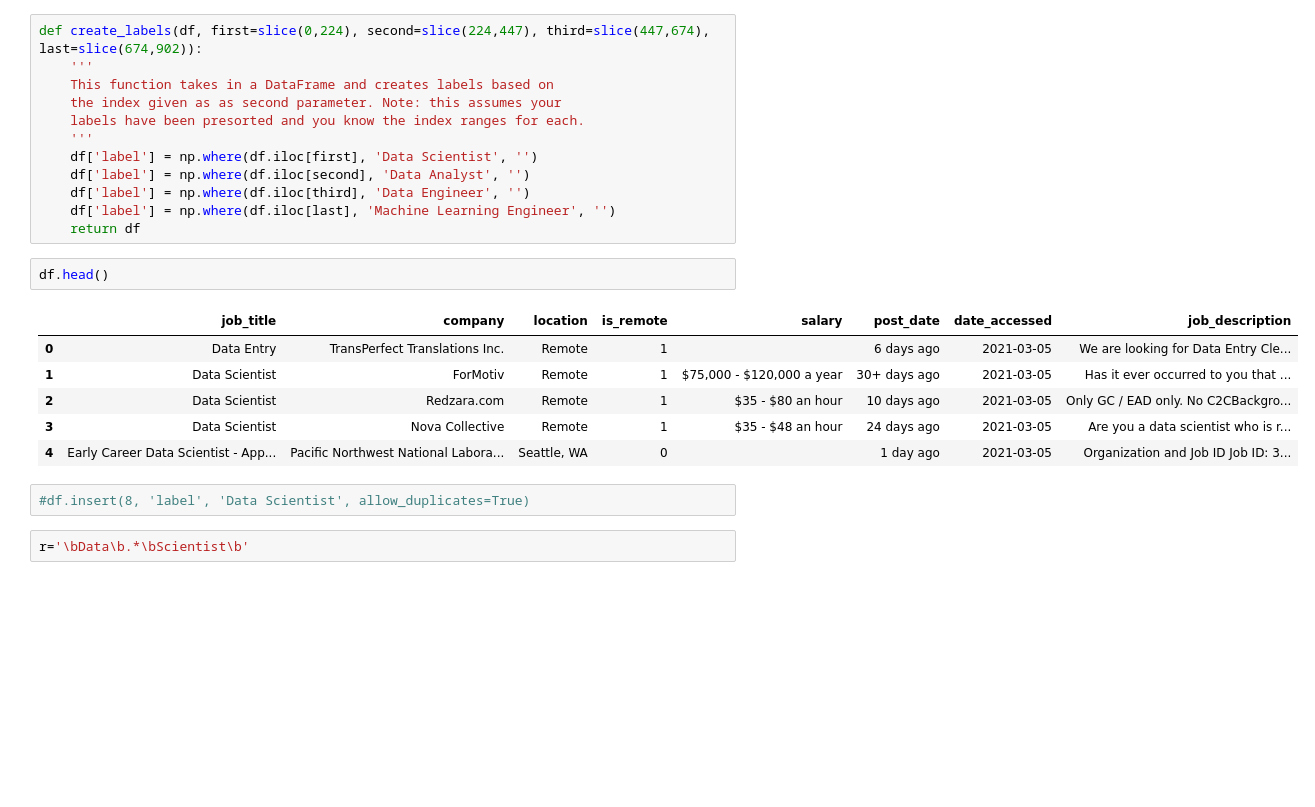
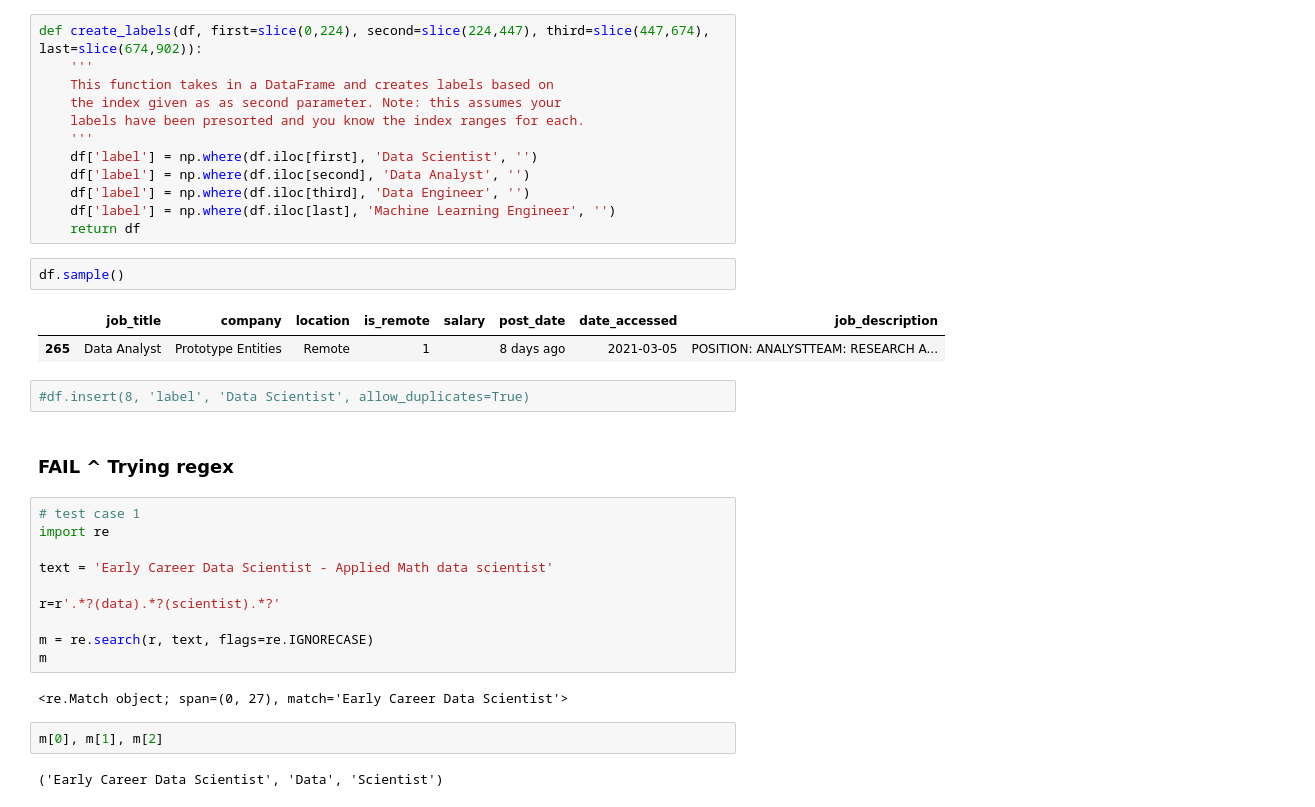
Before and after one commit to Brandon-Martinez27/data-job-resume-booster, a Jupyter notebook: prepare.ipynb, the cells around one changed output. Cells and saved outputs as stored; diff of their text form; blank space fills up the shorter version.

```diff
--- a/prepare.ipynb
+++ b/prepare.ipynb
@@ -132,15 +132,27 @@ def create_labels(df, first=slice(0,224), second=slice(224,447), third=slice(447
     df['label'] = np.where(df.iloc[last], 'Machine Learning Engineer', '')
     return df
 # %%
-df.head()
+df.sample()
 # %% [output]
 |  | job_title | company | location | is_remote | salary | post_date | date_accessed | job_description |
-| 0 | Data Entry | TransPerfect Translations Inc. | Remote | 1 |  | 6 days ago | 2021-03-05 | We are looking for Data Entry Cle... |
-| 1 | Data Scientist | ForMotiv | Remote | 1 | $75,000 - $120,000 a year | 30+ days ago | 2021-03-05 | Has it ever occurred to you that ... |
-| 2 | Data Scientist | Redzara.com | Remote | 1 | $35 - $80 an hour | 10 days ago | 2021-03-05 | Only GC / EAD only. No C2CBackgro... |
-| 3 | Data Scientist | Nova Collective | Remote | 1 | $35 - $48 an hour | 24 days ago | 2021-03-05 | Are you a data scientist who is r... |
-| 4 | Early Career Data Scientist - App... | Pacific Northwest National Labora... | Seattle, WA | 0 |  | 1 day ago | 2021-03-05 | Organization and Job ID Job ID: 3... |
+| 265 | Data Analyst | Prototype Entities | Remote | 1 |  | 8 days ago | 2021-03-05 | POSITION: ANALYSTTEAM: RESEARCH A... |
 # %%
 #df.insert(8, 'label', 'Data Scientist', allow_duplicates=True)
-# %%
-r='\bData\b.*\bScientist\b'
+# %% [markdown]
+### FAIL ^ Trying regex
+# %%
+# test case 1
+import re
+
+text = 'Early Career Data Scientist - Applied Math data scientist'
+
+r=r'.*?(data).*?(scientist).*?'
+
+m = re.search(r, text, flags=re.IGNORECASE)
+m
+# %% [output]
+<re.Match object; span=(0, 27), match='Early Career Data Scientist'>
+# %%
+m[0], m[1], m[2]
+# %% [output]
+('Early Career Data Scientist', 'Data', 'Scientist')
```
Also changed, not shown: parts of 12 cells of this notebook.
